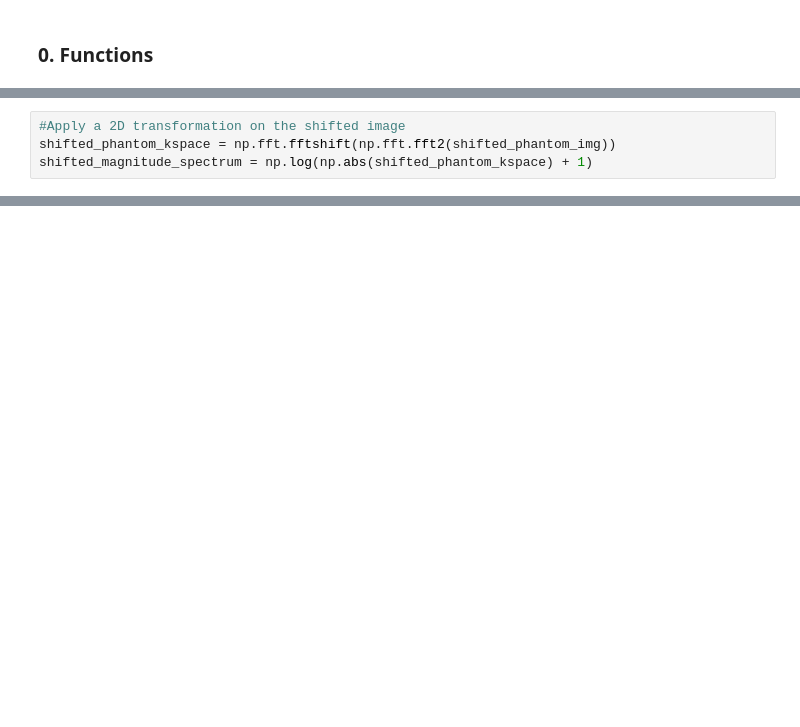
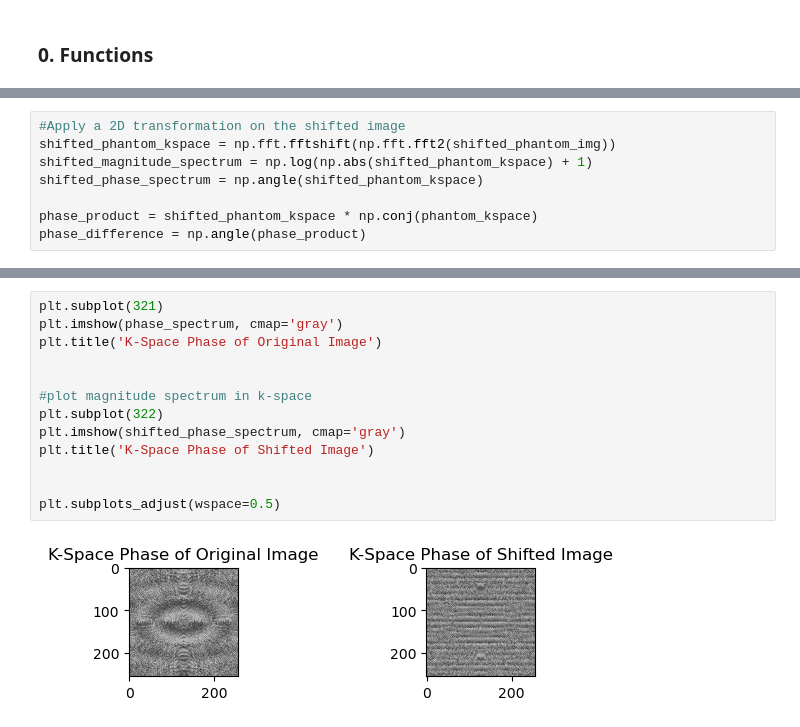
Before and after one commit to ellieYD/MRI_Flow_Motion_Correction, a Jupyter notebook: PhantomSimulation.ipynb, the cells around one changed output, grey strips where cells are left out. Drawn from its saved outputs; the diff is of its cells as text; blank space fills up the shorter version.

```diff
--- a/PhantomSimulation.ipynb
+++ b/PhantomSimulation.ipynb
@@ -77,6 +101,10 @@ plt.show
 #Apply a 2D transformation on the shifted image
 shifted_phantom_kspace = np.fft.fftshift(np.fft.fft2(shifted_phantom_img))
 shifted_magnitude_spectrum = np.log(np.abs(shifted_phantom_kspace) + 1)
+shifted_phase_spectrum = np.angle(shifted_phantom_kspace)
+
+phase_product = shifted_phantom_kspace * np.conj(phantom_kspace)
+phase_difference = np.angle(phase_product)
 # %%
 plt.subplot(221)
 plt.imshow(magnitude_spectrum, cmap='gray')
@@ -93,0 +155,15 @@ plt.subplots_adjust(wspace=0.5)
+# %%
+plt.subplot(321)
+plt.imshow(phase_spectrum, cmap='gray')
+plt.title('K-Space Phase of Original Image')
+
+
+#plot magnitude spectrum in k-space
+plt.subplot(322)
+plt.imshow(shifted_phase_spectrum, cmap='gray')
+plt.title('K-Space Phase of Shifted Image')
+
+
+plt.subplots_adjust(wspace=0.5)
+# %% [output]
+[figure, added]
```
Also changed, not shown: parts of 21 cells of this notebook.
